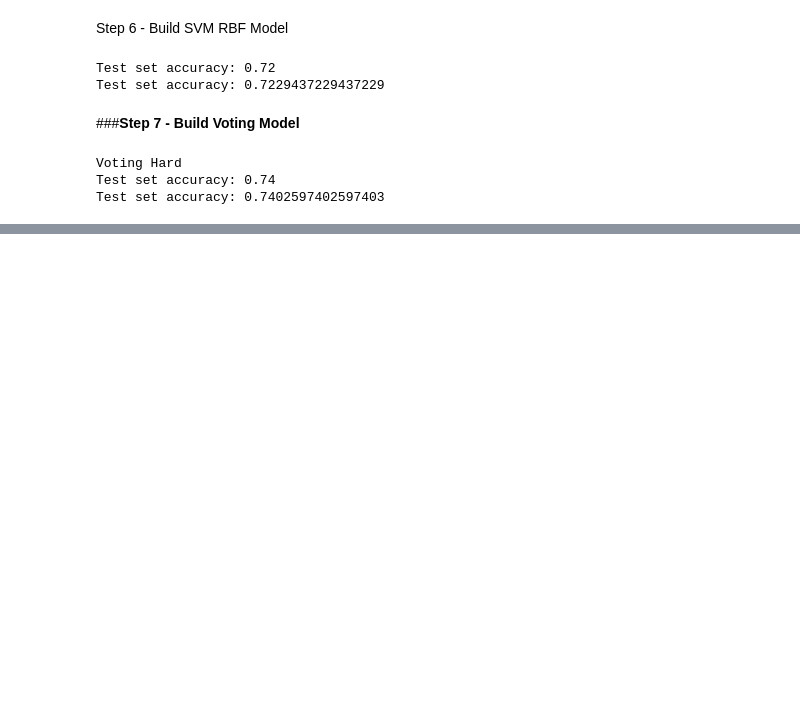
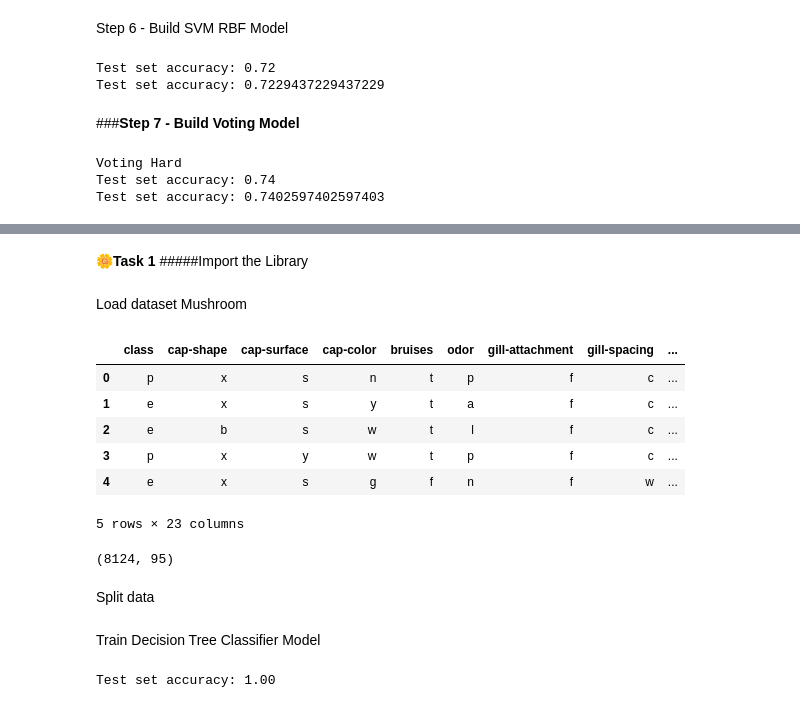
Before and after one commit to AdindaRahajengSilviaPranesti/MarchineLearning_2141720158_AdindaRSP_02, a Jupyter notebook: Jobsheet6.ipynb, the cells around one changed output, grey strips where cells are left out. Drawn from its saved outputs; the diff is of its cells as text; code cells hidden in the pictures; blank space fills up the shorter version.

```diff
--- a/Jobsheet6.ipynb
+++ b/Jobsheet6.ipynb
@@ -447,0 +463,3 @@ Test set accuracy: 0.7402597402597403
+# %% [markdown]
+**🌼Task 1**
+#####Import the Library
@@ -447,0 +473,37 @@ Test set accuracy: 0.7402597402597403
+# %% [markdown]
+Load dataset Mushroom
+# %%
+# Load the dataset
+df = pd.read_csv("mushrooms.csv")
+df.head()
+# %% [output]
+|  | class | cap-shape | cap-surface | cap-color | bruises | odor | gill-attachment | gill-spacing | ... |
+| 0 | p | x | s | n | t | p | f | c | ... |
+| 1 | e | x | s | y | t | a | f | c | ... |
+| 2 | e | b | s | w | t | l | f | c | ... |
+| 3 | p | x | y | w | t | p | f | c | ... |
+| 4 | e | x | s | g | f | n | f | w | ... |
+5 rows × 23 columns
+# %%
+import pandas as pd
+
+# Define your DataFrame 'df' with features and target variable 'class'
+
+# Create a copy of the DataFrame for feature selection
+X = df.copy()
+
+# Select features from 'cap-shape' to 'habitat'
+X = X.loc[:, 'cap-shape':'habitat']
+
+# Encode categorical features using one-hot encoding
+X = pd.get_dummies(X, drop_first=True)
+
+# Separate the target variable 'class'
+y = df['class']
+
+# Check the shape of the feature matrix
+print(X.shape)
+# %% [output]
+(8124, 95)
+# %% [markdown]
+Split data
@@ -447,0 +515,25 @@ Test set accuracy: 0.7402597402597403
+# %% [markdown]
+Train Decision Tree Classifier Model
+# %%
+from sklearn.tree import DecisionTreeClassifier
+from sklearn.model_selection import train_test_split
+from sklearn.metrics import accuracy_score
+
+# Split the dataset into training and testing sets
+X_train, X_test, y_train, y_test = train_test_split(X, y, test_size=0.2, random_state=1)
+
+# Create a DecisionTreeClassifier with Gini as the split criterion (default)
+dt = DecisionTreeClassifier()
+
+# Train the Decision Tree model
+dt.fit(X_train, y_train)
+
+# Predict on the test set
+y_pred_dt = dt.predict(X_test)
+
+# Calculate the accuracy
+acc_dt = accuracy_score(y_test, y_pred_dt)
+
+print("Test set accuracy: {:.2f}".format(acc_dt))
+# %% [output]
+Test set accuracy: 1.00
```
Also changed, not shown: parts of 13 cells of this notebook.
